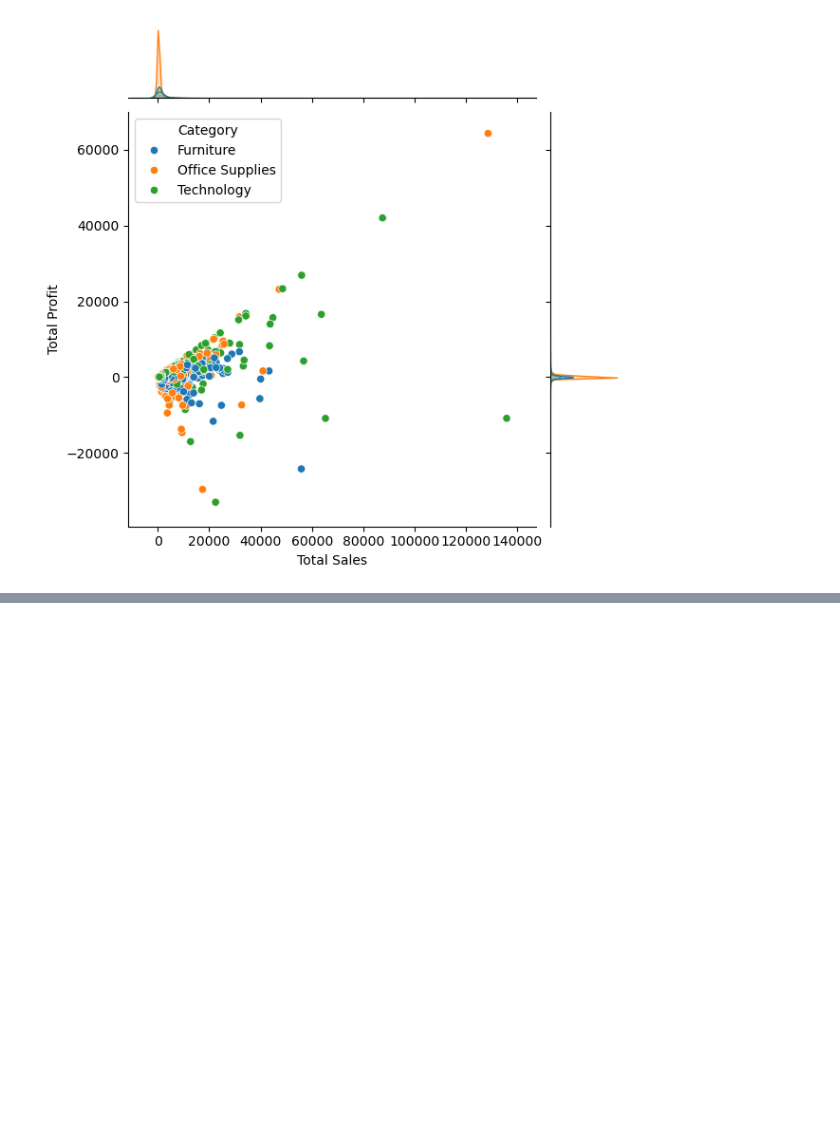
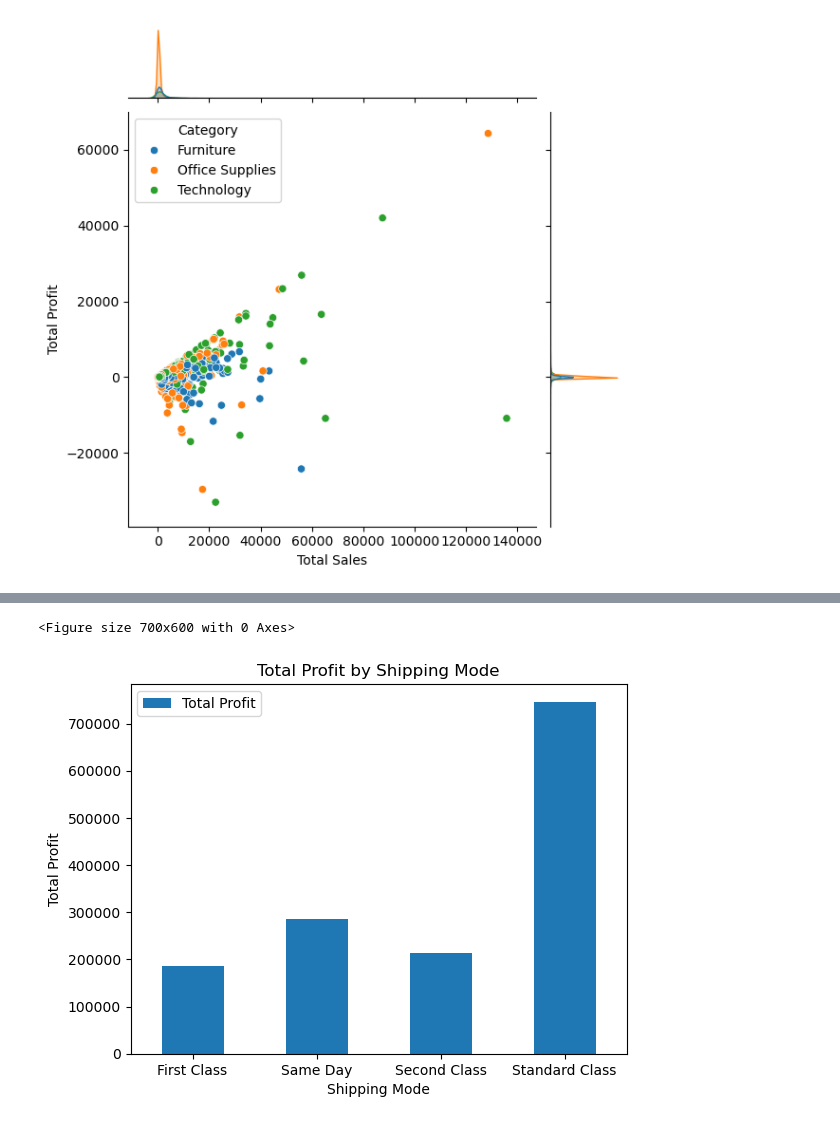
Before and after one commit to Shyam1327/SuperStore_Sales, a Jupyter notebook: SuperStore_Sales.ipynb, the cells around one changed output, grey strips where cells are left out. Saved outputs shown, nothing was run; the diff lists cells and outputs as text; code cells hidden in the pictures; blank space fills up the shorter version.

```diff
--- a/SuperStore_Sales.ipynb
+++ b/SuperStore_Sales.ipynb
@@ -1040,0 +1128,7 @@ plt.show()
+# %%
+shipmode_profit = (
+    df.groupby('Ship Mode')['Total Profit']
+    .sum()
+    .reset_index()
+)
+shipmode_profit
@@ -1040,0 +1141,18 @@ plt.show()
+# %%
+plt.figure(figsize=(7,6))
+
+shipmode_profit.plot(
+    x='Ship Mode',
+    kind='bar'
+)
+
+plt.title('Total Profit by Shipping Mode')
+plt.xlabel('Shipping Mode')
+plt.ylabel('Total Profit')
+plt.legend()
+plt.xticks(rotation=0)
+
+plt.show()
+# %% [output]
+<Figure size 700x600 with 0 Axes>
+[figure, added]
```
Also changed, not shown: parts of 7 cells of this notebook.
